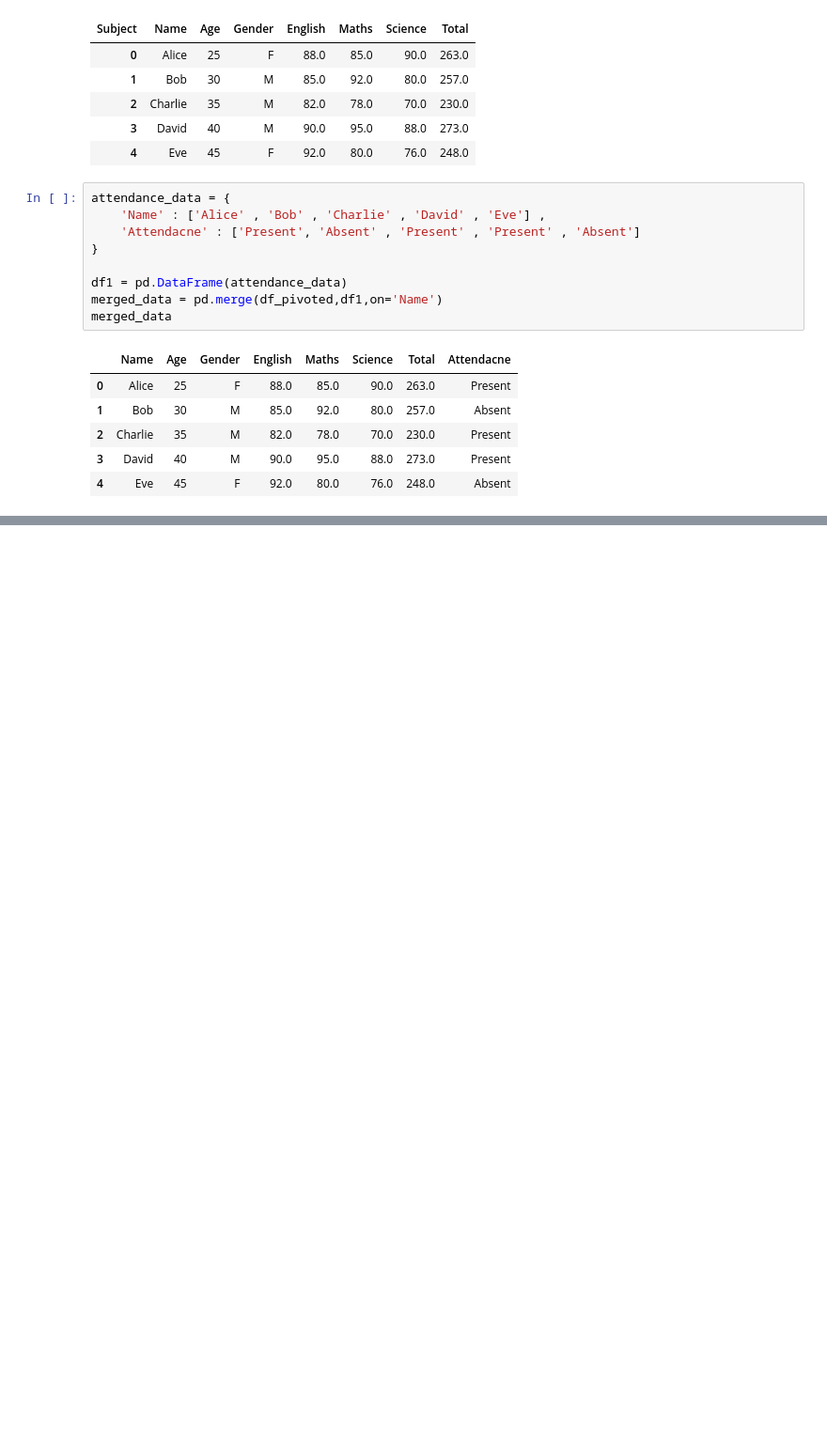
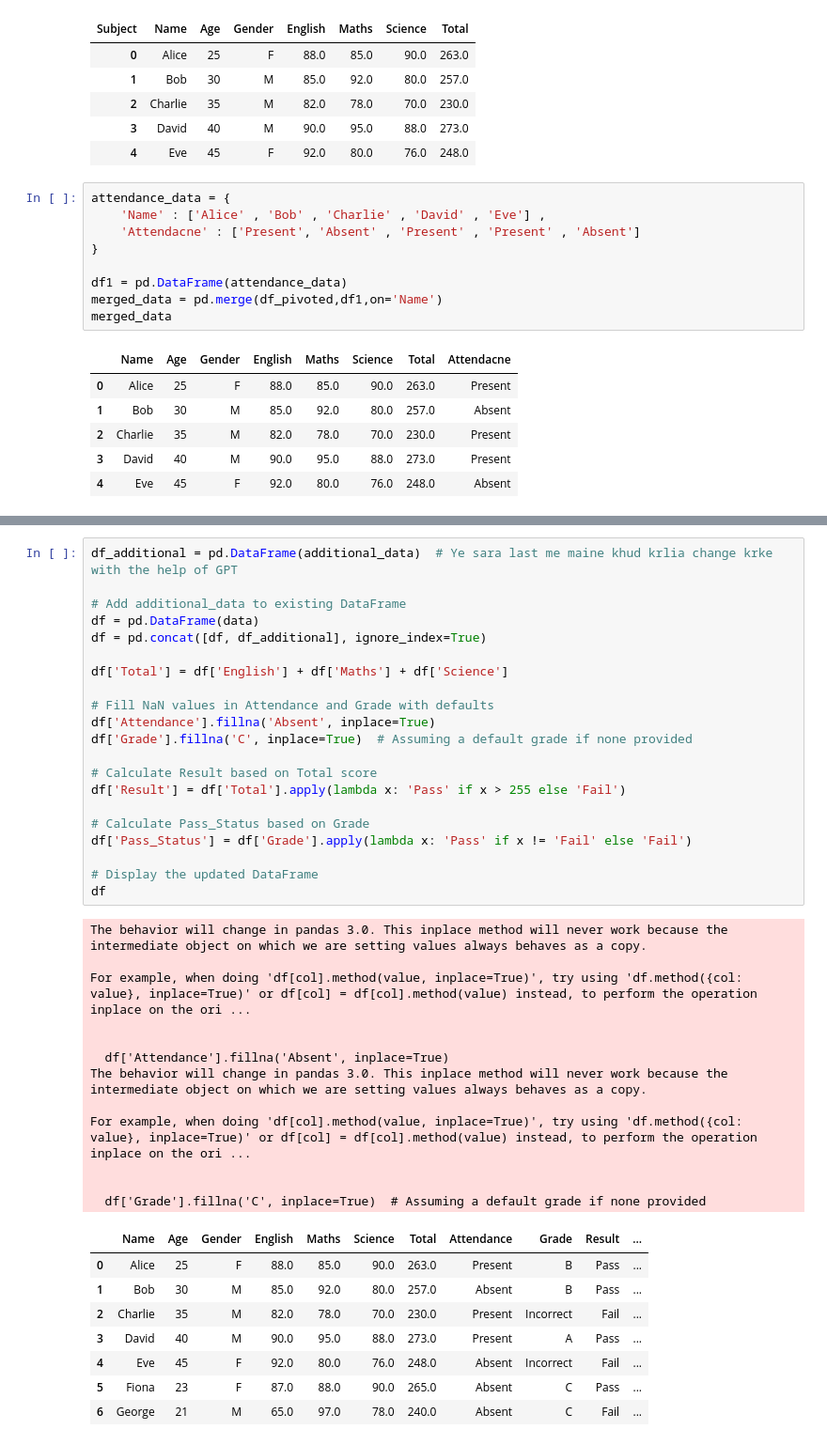
Before and after one commit to SachinKukkar/Summer-Internship-Learn_and_Build, a Jupyter notebook: Pandas/pandas_concepts.ipynb, the cells around one changed output, grey strips where cells are left out. Shown: that part at 94% size. Cells and saved outputs as stored; diff of their text form; blank space fills up the shorter version.

```diff
--- a/Pandas/pandas_concepts.ipynb
+++ b/Pandas/pandas_concepts.ipynb
@@ -122,0 +291,42 @@ merged_data
+# %%
+df_additional = pd.DataFrame(additional_data)  # Ye sara last me maine khud krlia change krke with the help of GPT
+
+# Add additional_data to existing DataFrame
+df = pd.DataFrame(data)
+df = pd.concat([df, df_additional], ignore_index=True)
+
+df['Total'] = df['English'] + df['Maths'] + df['Science']
+
+# Fill NaN values in Attendance and Grade with defaults
+df['Attendance'].fillna('Absent', inplace=True)
+df['Grade'].fillna('C', inplace=True)  # Assuming a default grade if none provided
+
+# Calculate Result based on Total score
+df['Result'] = df['Total'].apply(lambda x: 'Pass' if x > 255 else 'Fail')
+
+# Calculate Pass_Status based on Grade
+df['Pass_Status'] = df['Grade'].apply(lambda x: 'Pass' if x != 'Fail' else 'Fail')
+
+# Display the updated DataFrame
+df
+# %% [output]
+The behavior will change in pandas 3.0. This inplace method will never work because the intermediate object on which we are setting values always behaves as a copy.
+
+For example, when doing 'df[col].method(value, inplace=True)', try using 'df.method({col: value}, inplace=True)' or df[col] = df[col].method(value) instead, to perform the operation inplace on the ori ...
+
+
+  df['Attendance'].fillna('Absent', inplace=True)
+The behavior will change in pandas 3.0. This inplace method will never work because the intermediate object on which we are setting values always behaves as a copy.
+
+For example, when doing 'df[col].method(value, inplace=True)', try using 'df.method({col: value}, inplace=True)' or df[col] = df[col].method(value) instead, to perform the operation inplace on the ori ...
+
+
+  df['Grade'].fillna('C', inplace=True)  # Assuming a default grade if none provided
+|  | Name | Age | Gender | English | Maths | Science | Total | Attendance | Grade | Result | ... |
+| 0 | Alice | 25 | F | 88.0 | 85.0 | 90.0 | 263.0 | Present | B | Pass | ... |
+| 1 | Bob | 30 | M | 85.0 | 92.0 | 80.0 | 257.0 | Absent | B | Pass | ... |
+| 2 | Charlie | 35 | M | 82.0 | 78.0 | 70.0 | 230.0 | Present | Incorrect | Fail | ... |
+| 3 | David | 40 | M | 90.0 | 95.0 | 88.0 | 273.0 | Present | A | Pass | ... |
+| 4 | Eve | 45 | F | 92.0 | 80.0 | 76.0 | 248.0 | Absent | Incorrect | Fail | ... |
+| 5 | Fiona | 23 | F | 87.0 | 88.0 | 90.0 | 265.0 | Absent | C | Pass | ... |
+| 6 | George | 21 | M | 65.0 | 97.0 | 78.0 | 240.0 | Absent | C | Fail | ... |
```
Also changed, not shown: parts of 17 cells of this notebook.
